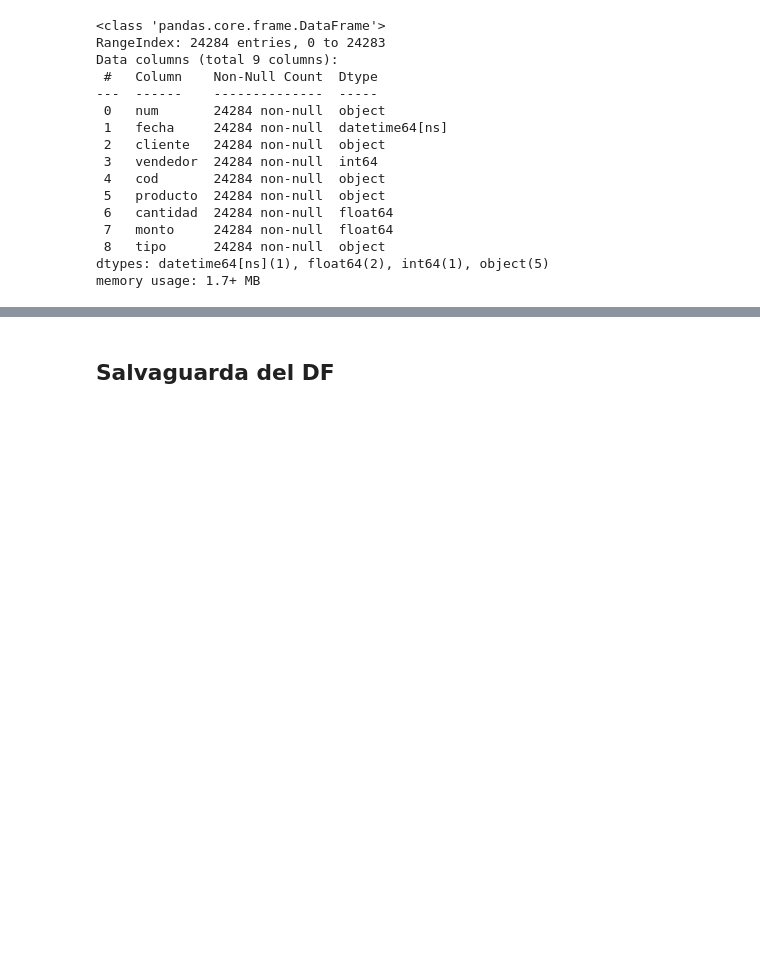
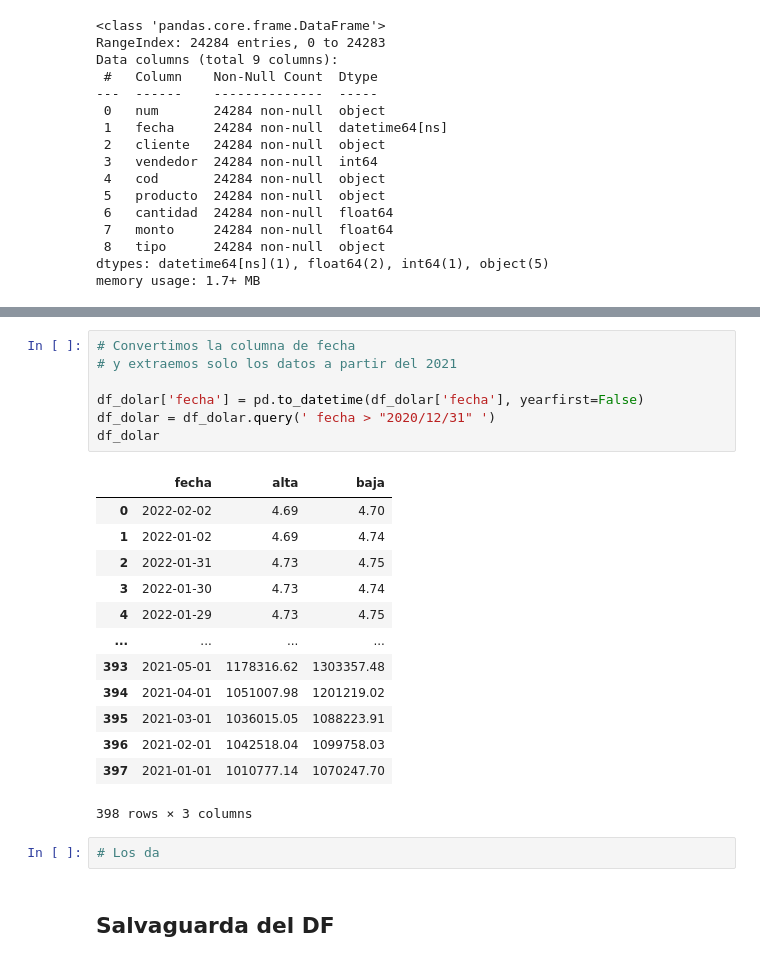
Before and after one commit to dchaconoca/proyecto-ventas, a Jupyter notebook: NB1_analisis_ventas.ipynb, the cells around one changed output, grey strips where cells are left out. Cells and saved outputs as stored; diff of their text form; blank space fills up the shorter version.

```diff
--- a/NB1_analisis_ventas.ipynb
+++ b/NB1_analisis_ventas.ipynb
@@ -362,3 +383,26 @@ El archivo CSV con las tasas de cambio se crea a partir de un [scraper](https://
+# %%
+# Convertimos la columna de fecha
+# y extraemos solo los datos a partir del 2021
+
+df_dolar['fecha'] = pd.to_datetime(df_dolar['fecha'], yearfirst=False)
+df_dolar = df_dolar.query(' fecha > "2020/12/31" ')
+df_dolar
+# %% [output]
+|  | fecha | alta | baja |
+| 0 | 2022-02-02 | 4.69 | 4.70 |
+| 1 | 2022-01-02 | 4.69 | 4.74 |
+| 2 | 2022-01-31 | 4.73 | 4.75 |
+| 3 | 2022-01-30 | 4.73 | 4.74 |
+| 4 | 2022-01-29 | 4.73 | 4.75 |
+| ... | ... | ... | ... |
+| 393 | 2021-05-01 | 1178316.62 | 1303357.48 |
+| 394 | 2021-04-01 | 1051007.98 | 1201219.02 |
+| 395 | 2021-03-01 | 1036015.05 | 1088223.91 |
+| 396 | 2021-02-01 | 1042518.04 | 1099758.03 |
+| 397 | 2021-01-01 | 1010777.14 | 1070247.70 |
+398 rows × 3 columns
+# %%
+# Los da
 # %% [markdown]
 ## Salvaguarda del DF
 # %%
```
Also changed, not shown: parts of 3 cells of this notebook, 2 other files.
